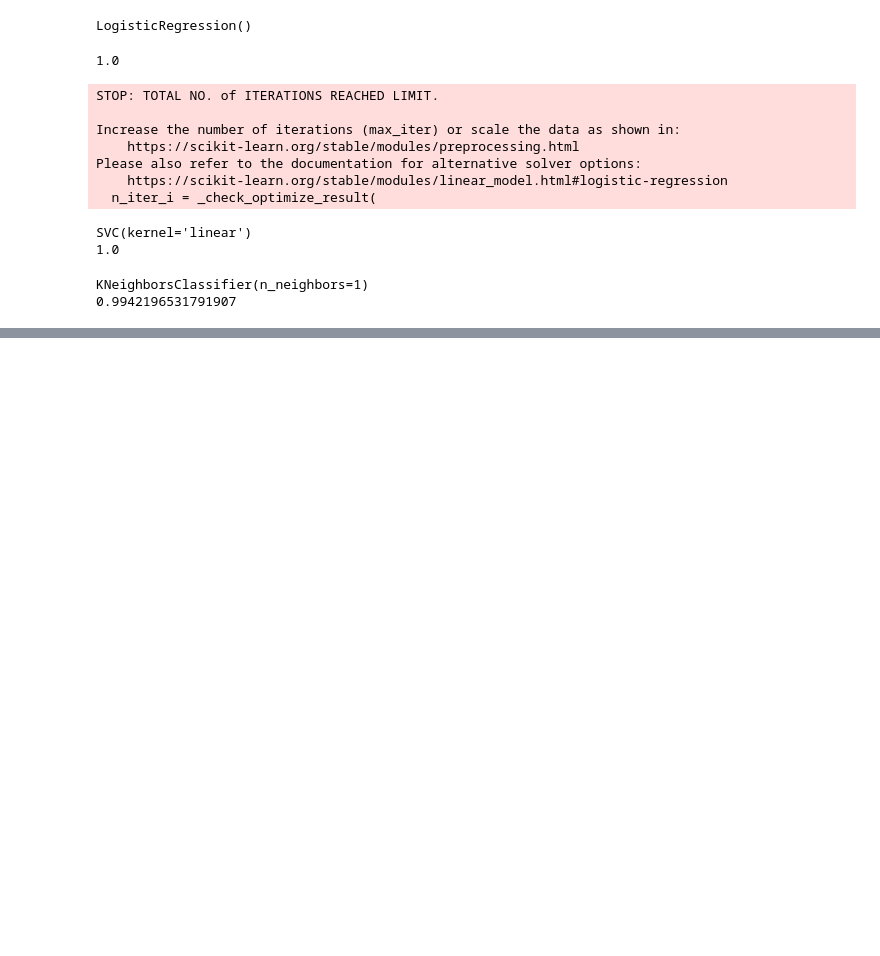
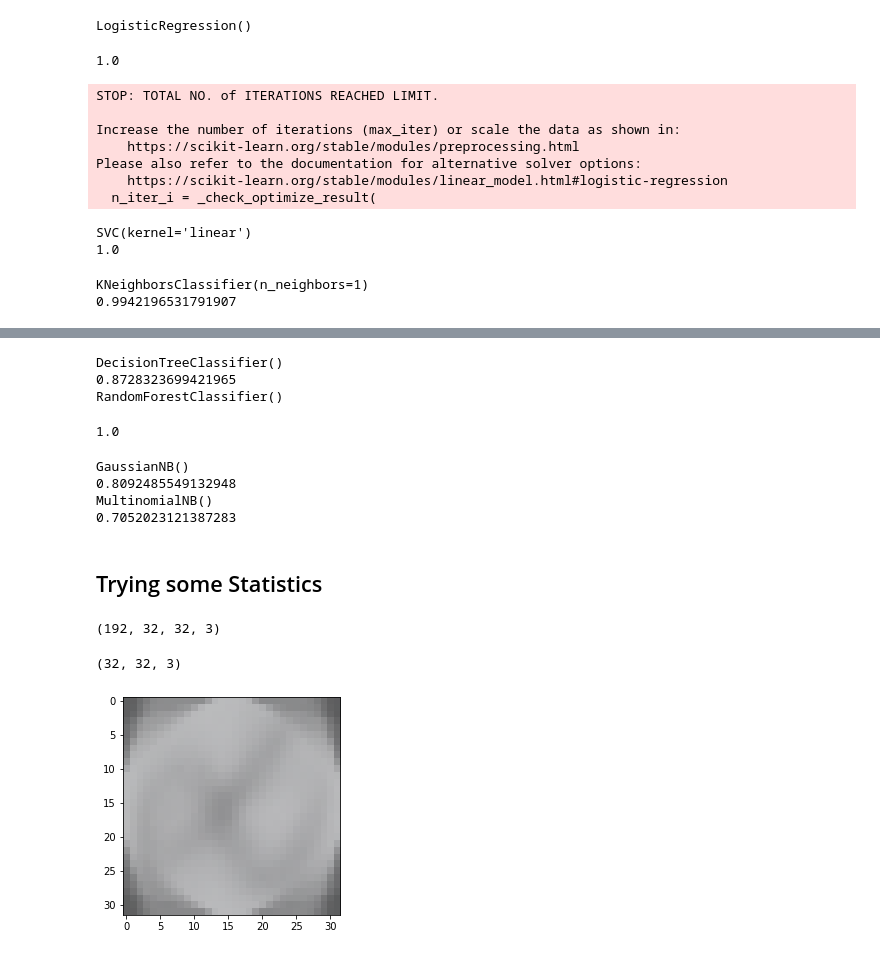
Before and after one commit to Sai-Nilayam/character_classifier, a Jupyter notebook: machine_learning.ipynb, the cells around one changed output, grey strips where cells are left out. Drawn from its saved outputs; the diff is of its cells as text; code cells hidden in the pictures; blank space fills up the shorter version.

Commit message:
Statistical Analysis going on.

```diff
--- a/machine_learning.ipynb
+++ b/machine_learning.ipynb
@@ -412,0 +369,72 @@ MultinomialNB()
+# %%
+# Tree Based
+# Decision Tree
+model_t = DecisionTreeClassifier()
+print(model_t)
+model_t.fit(X_train_flatten, y_train)
+predictions = model_t.predict(X_dev_flatten)
+accuracy = accuracy_score(y_dev, predictions)
+print(accuracy)
+
+# Random Forest
+model_t = RandomForestClassifier()
+print(model_t)
+model_t.fit(X_train_flatten, y_train)
+predictions = model_t.predict(X_dev_flatten)
+accuracy = accuracy_score(y_dev, predictions)
+print(accuracy)
+# %% [output]
+DecisionTreeClassifier()
+0.8728323699421965
+RandomForestClassifier()
+1.0
+# %%
+# Naive Bayes
+# Gausian Naive Bayer
+model_t = GaussianNB()
+print(model_t)
+model_t.fit(X_train_flatten, y_train)
+predictions = model_t.predict(X_dev_flatten)
+accuracy = accuracy_score(y_dev, predictions)
+print(accuracy)
+
+# Multinomial Navie Bayes
+model_t = MultinomialNB()
+print(model_t)
+model_t.fit(X_train_flatten, y_train)
+predictions = model_t.predict(X_dev_flatten)
+accuracy = accuracy_score(y_dev, predictions)
+print(accuracy)
+# %% [output]
+GaussianNB()
+0.8092485549132948
+MultinomialNB()
+0.7052023121387283
+# %% [markdown]
+## Trying some Statistics
+# %%
+class_ = 0
+all_one_class = []
+
+for i in range(len(X)):
+    if y[i][0] == class_:
+        all_one_class.append(X[i])
+
+all_one_class = np.array(all_one_class)
+
+print(all_one_class.shape)
+# %% [output]
+(192, 32, 32, 3)
+# %%
+all_one_class_mean = np.mean(all_one_class, axis=0)
+print(all_one_class_mean.shape)
+# %% [output]
+(32, 32, 3)
+# %%
+# Let's plot it.
+int_all_one_class_mean = all_one_class_mean.astype(int)
+
+plt.imshow(int_all_one_class_mean)
+plt.show()
+# %% [output]
+[figure, added]
```
Also changed, not shown: parts of 8 cells of this notebook.
